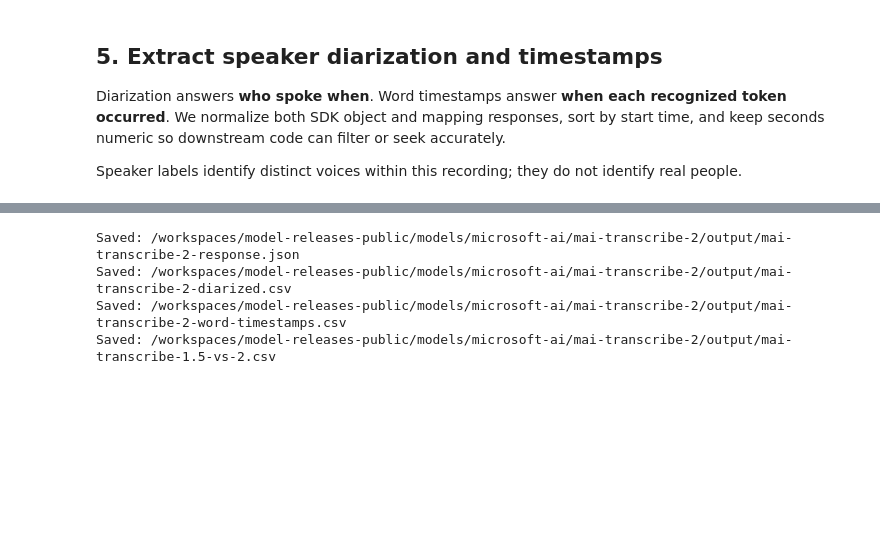
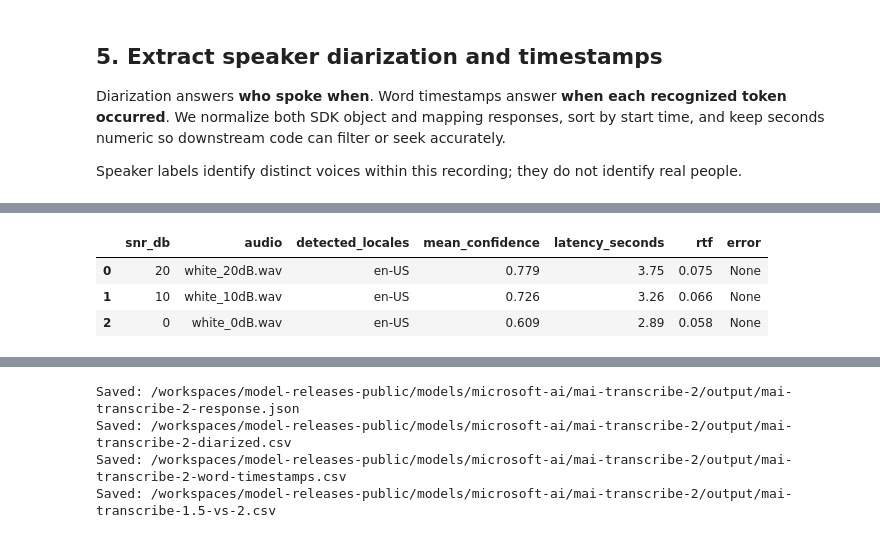
Before and after one commit to BethanyJep/model-releases-public, a Jupyter notebook: models/microsoft-ai/mai-transcribe-2/mai-transcribe-2.ipynb, the cells around one changed output, grey strips where cells are left out. Drawn from its saved outputs; the diff is of its cells as text; code cells hidden in the pictures; blank space fills up the shorter version.

```diff
--- a/models/microsoft-ai/mai-transcribe-2/mai-transcribe-2.ipynb
+++ b/models/microsoft-ai/mai-transcribe-2/mai-transcribe-2.ipynb
@@ -359,0 +368,72 @@ display(feature_examples)
+# %%
+import numpy as np
+
+
+def mix_white_noise_at_snr(speech, snr_db, random_generator):
+    noise = random_generator.standard_normal(len(speech))
+    speech_power = float(np.mean(speech**2))
+    noise_power = float(np.mean(noise**2))
+    scale = np.sqrt(speech_power / (noise_power * 10 ** (snr_db / 10)))
+    mixed = speech + scale * noise
+    peak = float(np.max(np.abs(mixed)))
+    return mixed / peak * 0.99 if peak > 1.0 else mixed
+
+
+noise_source = DATA_DIR / "normal - on call agent building.mp3"
+noise_output_dir = OUT_DIR / "noise-levels"
+noise_output_dir.mkdir(exist_ok=True)
+noise_samples, noise_sample_rate = sf.read(noise_source, dtype="float64", always_2d=True)
+clean_speech = noise_samples.mean(axis=1)
+noise_levels_db = [20, 10, 0]
+random_generator = np.random.default_rng(20260915)
+noise_records = []
+
+for snr_db in noise_levels_db:
+    mixed_audio = mix_white_noise_at_snr(clean_speech, snr_db, random_generator)
+    mixed_path = noise_output_dir / f"white_{snr_db}dB.wav"
+    sf.write(mixed_path, mixed_audio, noise_sample_rate, subtype="PCM_16")
+    started = time.perf_counter()
+    try:
+        result = transcribe(mixed_path, model_name=MODEL_2, locales=["en-US"])
+        latency = time.perf_counter() - started
+        rows = phrase_rows(result)
+        confidences = [row["confidence"] for row in rows if row["confidence"] is not None]
+        duration_seconds = value(result, "duration_milliseconds", "durationMilliseconds", default=0) / 1000
+        noise_records.append(
+            {
+                "snr_db": snr_db,
+                "audio": mixed_path.name,
+                "detected_locales": ", ".join(sorted({row["locale"] for row in rows if row["locale"]})),
+                "mean_confidence": round(sum(confidences) / len(confidences), 3) if confidences else None,
+                "latency_seconds": round(latency, 2),
+                "rtf": round(latency / duration_seconds, 3) if duration_seconds else None,
+                "transcript": transcript_text(result),
+                "error": None,
+            }
+        )
+    except Exception as exc:
+        noise_records.append(
+            {
+                "snr_db": snr_db,
+                "audio": mixed_path.name,
+                "detected_locales": "",
+                "mean_confidence": None,
+                "latency_seconds": round(time.perf_counter() - started, 2),
+                "rtf": None,
+                "transcript": "",
+                "error": f"{type(exc).__name__}: {exc}",
+            }
+        )
+
+noise_levels_df = pd.DataFrame(noise_records)
+noise_levels_df.to_csv(OUT_DIR / "noise-level-transcription.csv", index=False)
+display(noise_levels_df.drop(columns="transcript"))
+for row in noise_records:
+    print(f"\n--- white noise at {row['snr_db']} dB ---")
+    print(row["error"] or row["transcript"])
+print(f"Saved: {OUT_DIR / 'noise-level-transcription.csv'}")
+# %% [output]
+|  | snr_db | audio | detected_locales | mean_confidence | latency_seconds | rtf | error |
+| 0 | 20 | white_20dB.wav | en-US | 0.779 | 3.75 | 0.075 | None |
+| 1 | 10 | white_10dB.wav | en-US | 0.726 | 3.26 | 0.066 | None |
+| 2 | 0 | white_0dB.wav | en-US | 0.609 | 2.89 | 0.058 | None |
```
Also changed, not shown: parts of 11 cells of this notebook, 3 other files.
